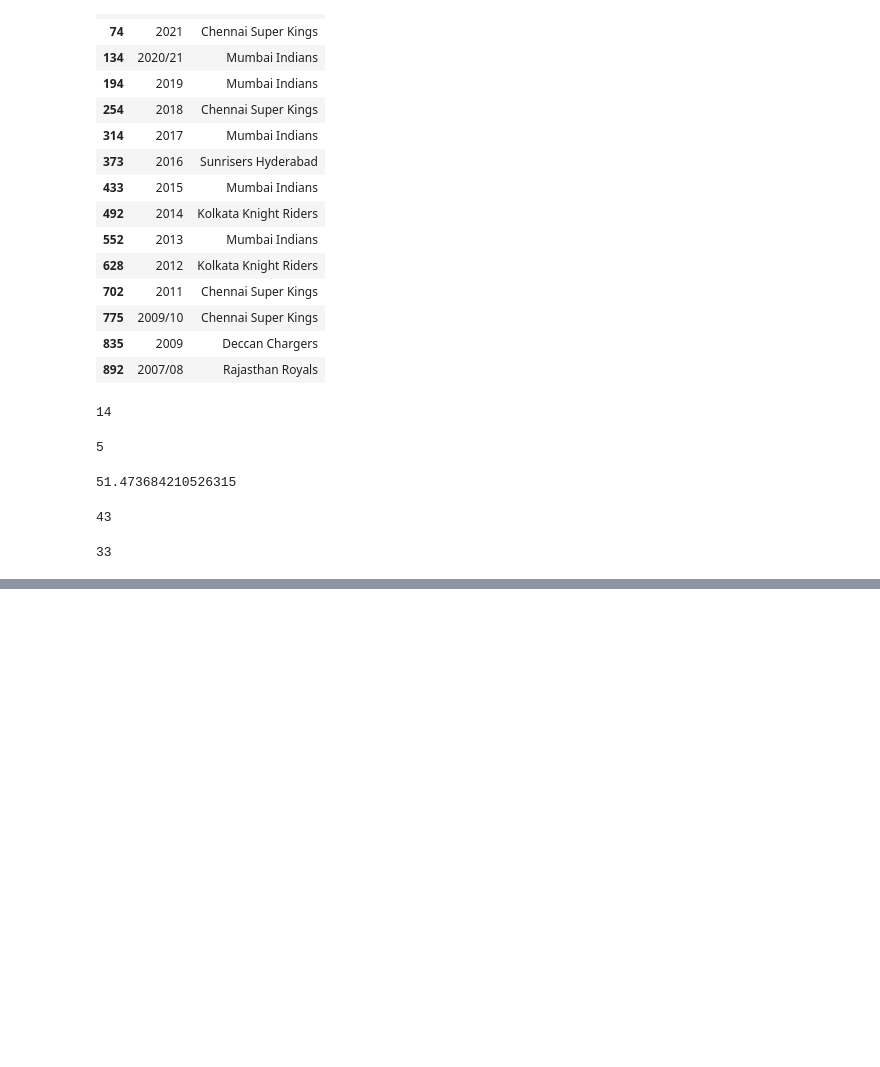
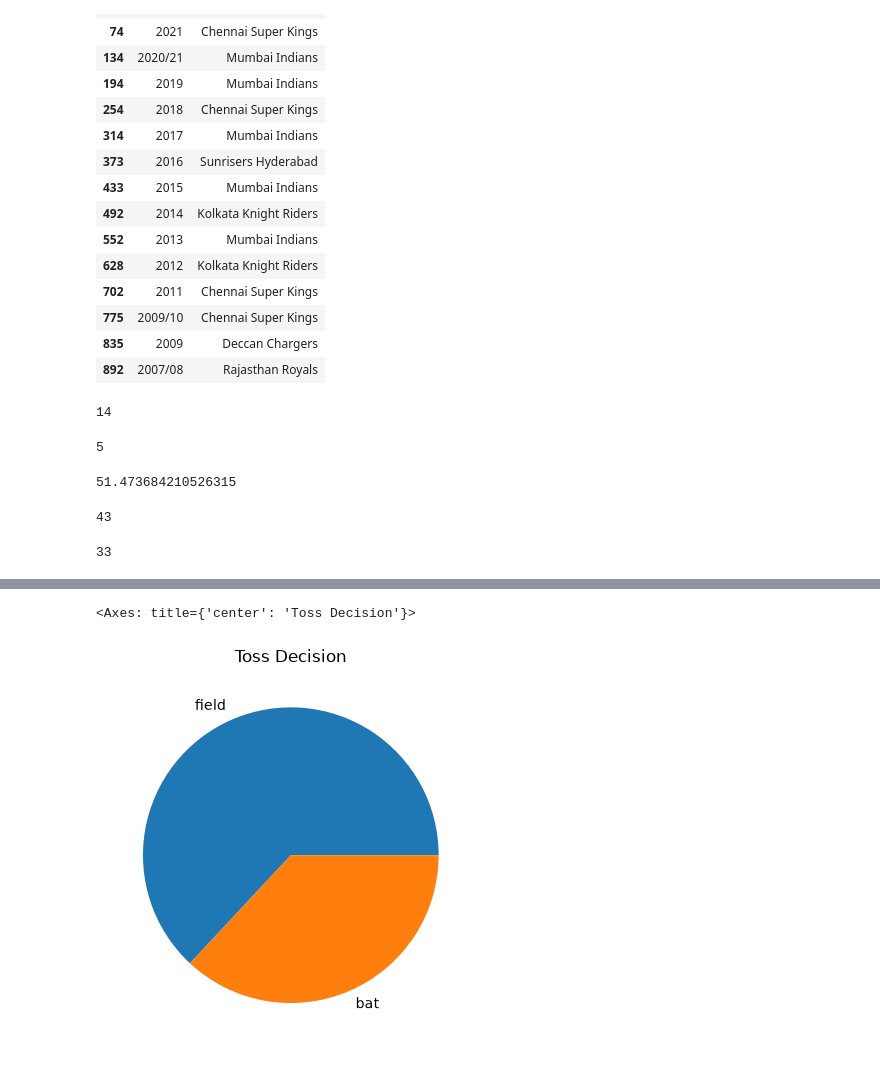
Before and after one commit to OutlierAashi-labs/Pandas_learnning_Journey, a Jupyter notebook: PANDAS_Notebook2.ipynb, the cells around one changed output, grey strips where cells are left out. Cells and saved outputs as stored; diff of their text form; code cells hidden in the pictures; blank space fills up the shorter version.

```diff
--- a/PANDAS_Notebook2.ipynb
+++ b/PANDAS_Notebook2.ipynb
@@ -516,0 +540,10 @@ movies[mask1 & mask2].shape[0]
+# %%
+# astype() method is used to convert the datatype of a column in a DataFrame. It can be used to convert a column to a different datatype, such as from float to int, or from object to string.
+ipl['ID']= ipl['ID'].astype('int32')
+
+
+ipl['Season'] = ipl['Season'].astype('category')
+ipl['Team1'] = ipl['Team1'].astype('category')
+ipl['Team2'] = ipl['Team2'].astype('category')
+
+ipl.info()
@@ -516,0 +604,7 @@ movies[mask1 & mask2].shape[0]
+# %%
+# Toss decision plot
+ipl.head()
+ipl['TossDecision'].value_counts().plot(kind='pie', title='Toss Decision')
+# %% [output]
+<Axes: title={'center': 'Toss Decision'}>
+[figure, added]
```
Also changed, not shown: parts of 14 cells of this notebook.
